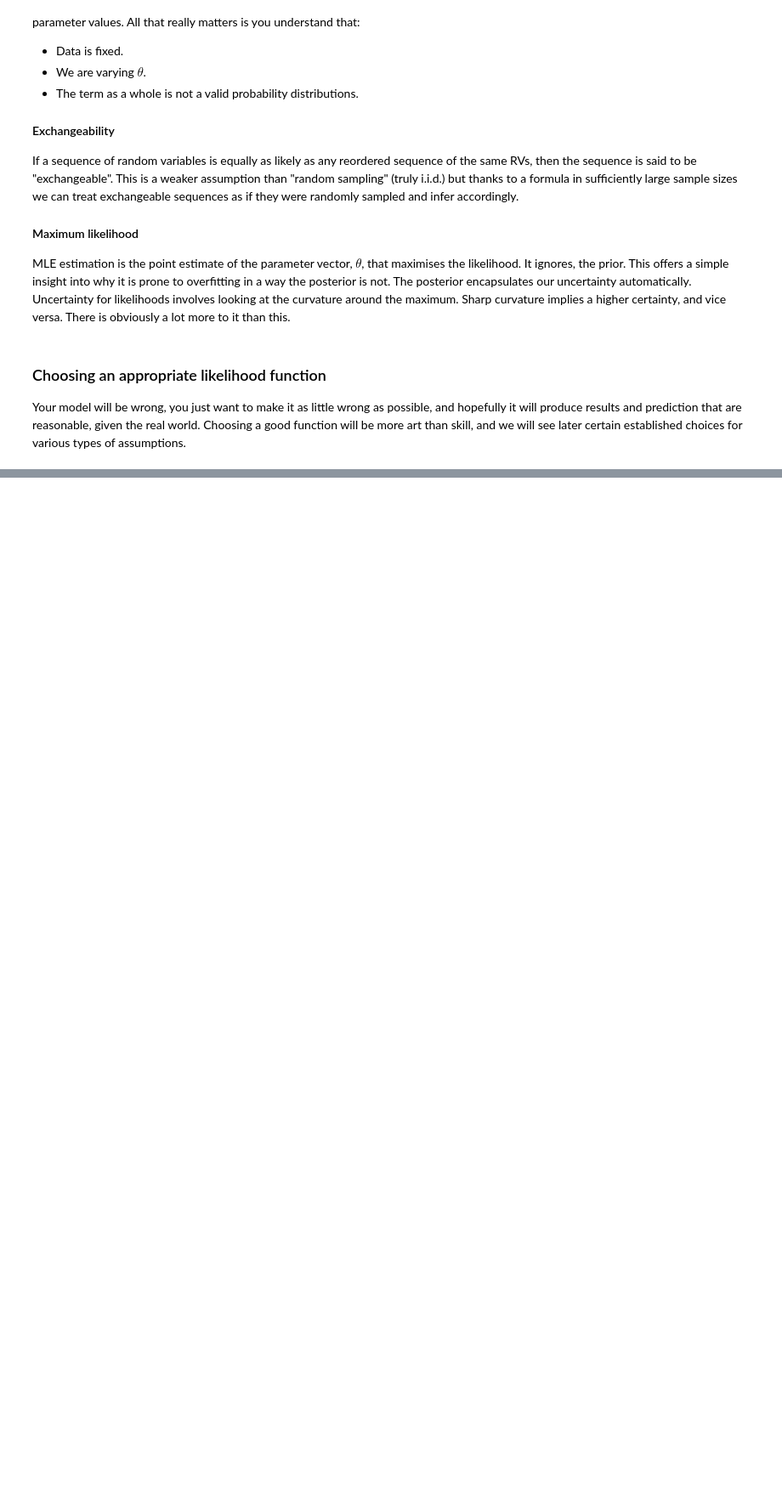
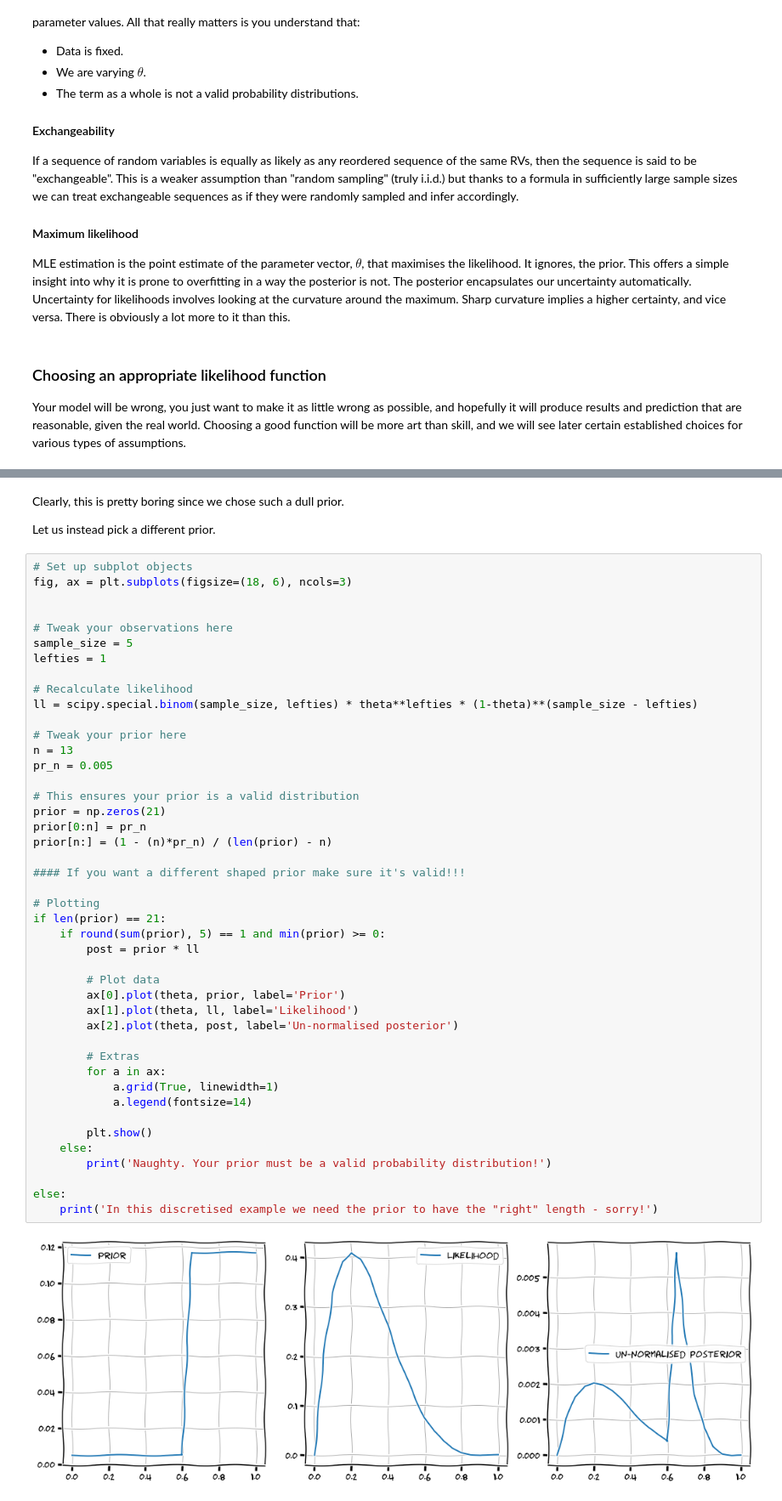
Before and after one commit to cjjob/sgbs_extra, a Jupyter notebook: notebooks/sect2_bayes_formula.ipynb, the cells around one changed output, grey strips where cells are left out. Shown at 85% size. Cells and saved outputs as stored; diff of their text form; blank space fills up the shorter version.

```diff
--- a/notebooks/sect2_bayes_formula.ipynb
+++ b/notebooks/sect2_bayes_formula.ipynb
@@ -135,0 +226,50 @@ Your model will be wrong, you just want to make it as little wrong as possible,
+# %% [markdown]
+Clearly, this is pretty boring since we chose such a dull prior.
+
+Let us instead pick a different prior.
+# %%
+# Set up subplot objects
+fig, ax = plt.subplots(figsize=(18, 6), ncols=3)
+
+
+# Tweak your observations here
+sample_size = 5
+lefties = 1
+
+# Recalculate likelihood
+ll = scipy.special.binom(sample_size, lefties) * theta**lefties * (1-theta)**(sample_size - lefties)
+
+# Tweak your prior here
+n = 13
+pr_n = 0.005
+
+# This ensures your prior is a valid distribution
+prior = np.zeros(21)
+prior[0:n] = pr_n
+prior[n:] = (1 - (n)*pr_n) / (len(prior) - n)
+
+#### If you want a different shaped prior make sure it's valid!!!
+
+# Plotting
+if len(prior) == 21:
+    if round(sum(prior), 5) == 1 and min(prior) >= 0:
+        post = prior * ll
+
+        # Plot data
+        ax[0].plot(theta, prior, label='Prior')
+        ax[1].plot(theta, ll, label='Likelihood')
+        ax[2].plot(theta, post, label='Un-normalised posterior')
+
+        # Extras
+        for a in ax:
+            a.grid(True, linewidth=1)
+            a.legend(fontsize=14)
+
+        plt.show()
+    else:
+        print('Naughty. Your prior must be a valid probability distribution!')
+
+else:
+    print('In this discretised example we need the prior to have the "right" length - sorry!')
+# %% [output]
+[figure, added]
```
Also changed, not shown: parts of 14 cells of this notebook, 1 other file.
